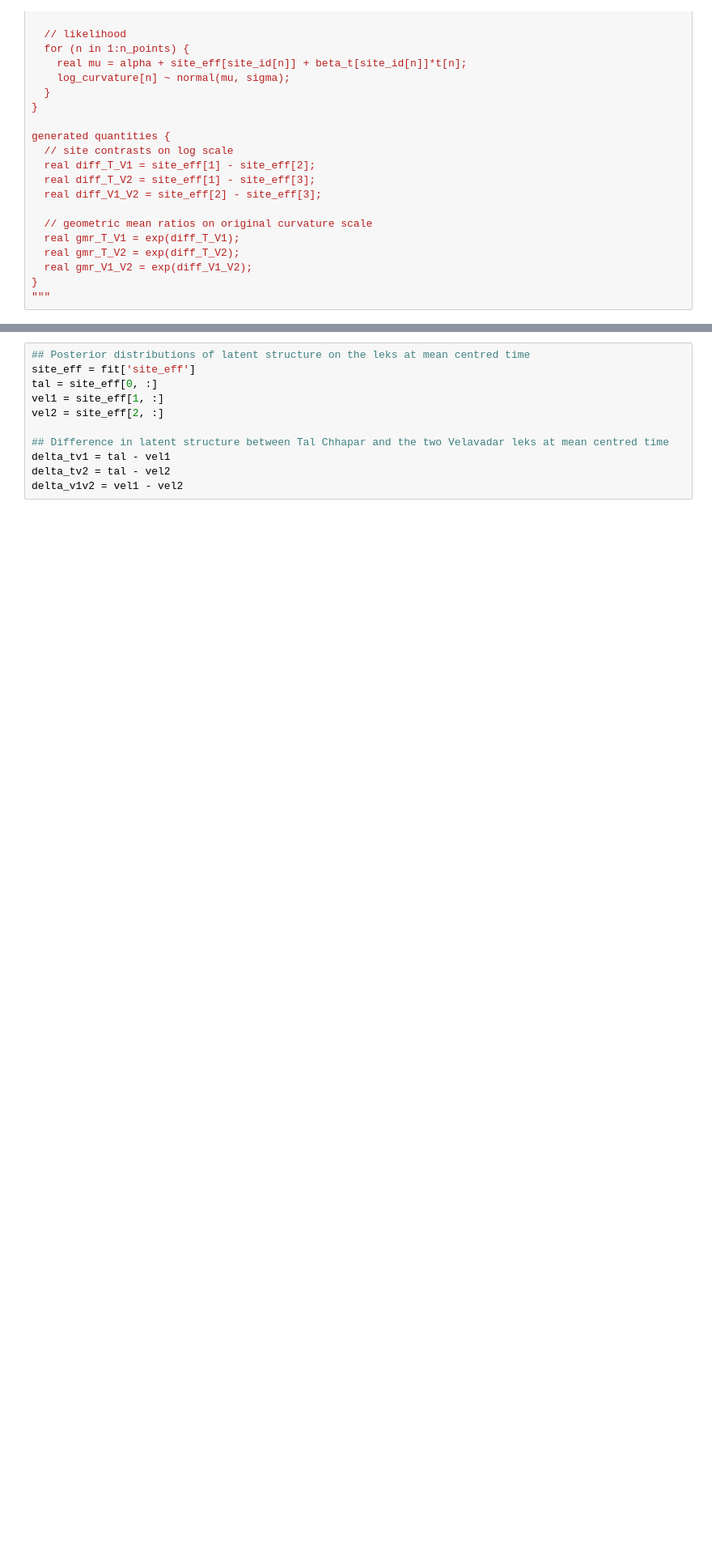
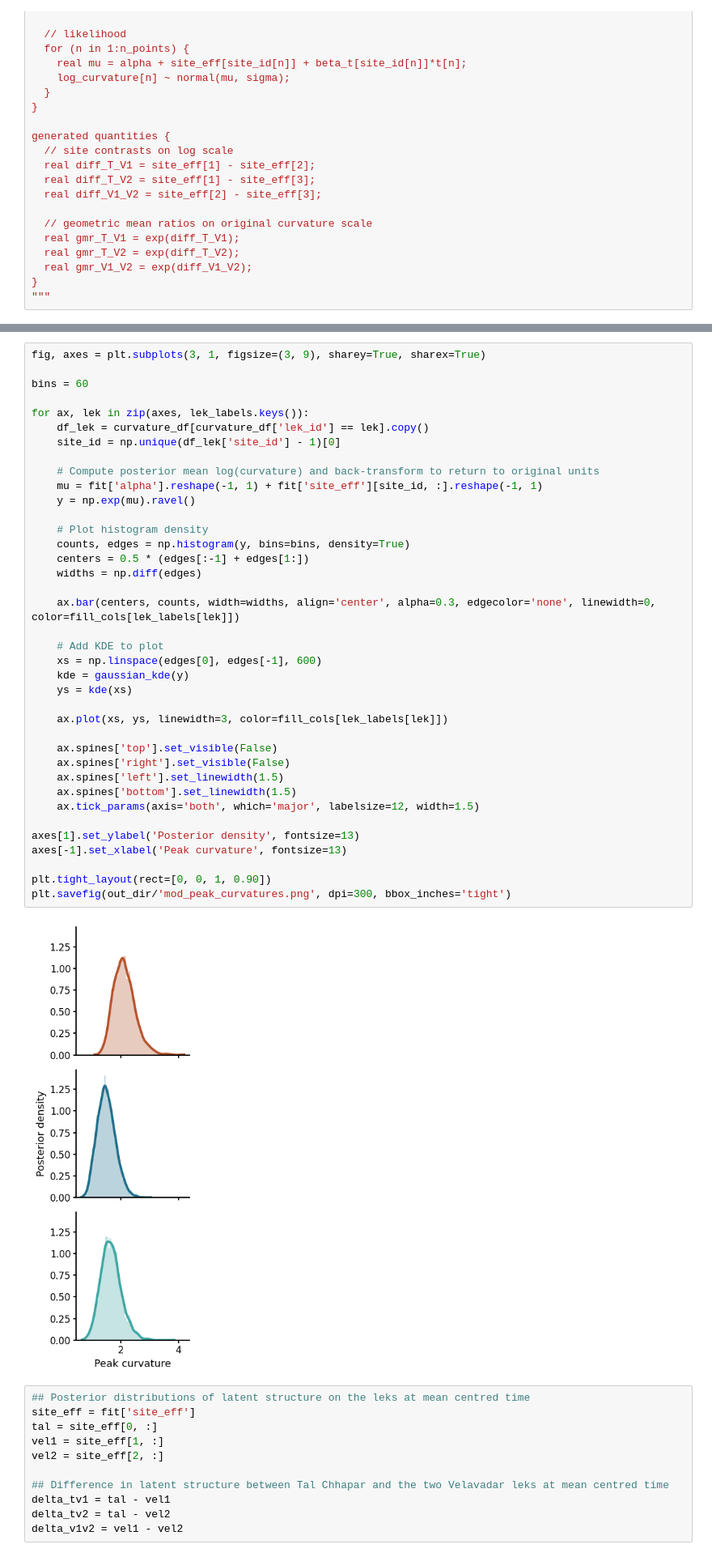
Before and after one commit to ruthviksp/territory_geometry, a Jupyter notebook: model_pcf.ipynb, the cells around one changed output, grey strips where cells are left out. Shown at 81% size. Drawn from its saved outputs; the diff is of its cells as text; blank space fills up the shorter version.

```diff
--- a/model_pcf.ipynb
+++ b/model_pcf.ipynb
@@ -652,3 +609,43 @@ Messages received during sampling:
+# %%
+fig, axes = plt.subplots(3, 1, figsize=(3, 9), sharey=True, sharex=True)
+
+bins = 60
+
+for ax, lek in zip(axes, lek_labels.keys()):
+    df_lek = curvature_df[curvature_df['lek_id'] == lek].copy()
+    site_id = np.unique(df_lek['site_id'] - 1)[0]
+
+    # Compute posterior mean log(curvature) and back-transform to return to original units
+    mu = fit['alpha'].reshape(-1, 1) + fit['site_eff'][site_id, :].reshape(-1, 1)
+    y = np.exp(mu).ravel()
+
+    # Plot histogram density
+    counts, edges = np.histogram(y, bins=bins, density=True)
+    centers = 0.5 * (edges[:-1] + edges[1:])
+    widths = np.diff(edges)
+
+    ax.bar(centers, counts, width=widths, align='center', alpha=0.3, edgecolor='none', linewidth=0, color=fill_cols[lek_labels[lek]])
+
+    # Add KDE to plot
+    xs = np.linspace(edges[0], edges[-1], 600)
+    kde = gaussian_kde(y)
+    ys = kde(xs)
+
+    ax.plot(xs, ys, linewidth=3, color=fill_cols[lek_labels[lek]])
+
+    ax.spines['top'].set_visible(False)
+    ax.spines['right'].set_visible(False)
+    ax.spines['left'].set_linewidth(1.5)
+    ax.spines['bottom'].set_linewidth(1.5)
+    ax.tick_params(axis='both', which='major', labelsize=12, width=1.5)
+
+axes[1].set_ylabel('Posterior density', fontsize=13)
+axes[-1].set_xlabel('Peak curvature', fontsize=13)
+
+plt.tight_layout(rect=[0, 0, 1, 0.90])
+plt.savefig(out_dir/'mod_peak_curvatures.png', dpi=300, bbox_inches='tight')
+# %% [output]
+[figure, added]
 # %%
 ## Posterior distributions of latent structure on the leks at mean centred time
 site_eff = fit['site_eff']
```
Also changed, not shown: parts of 15 cells of this notebook, 6 other files.
